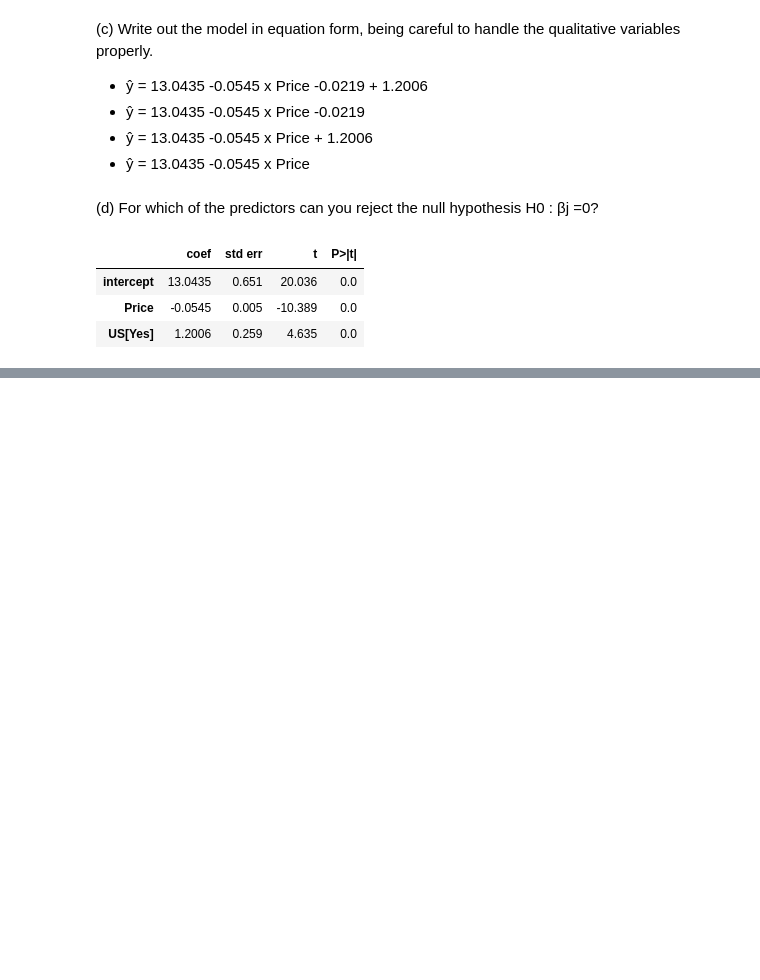
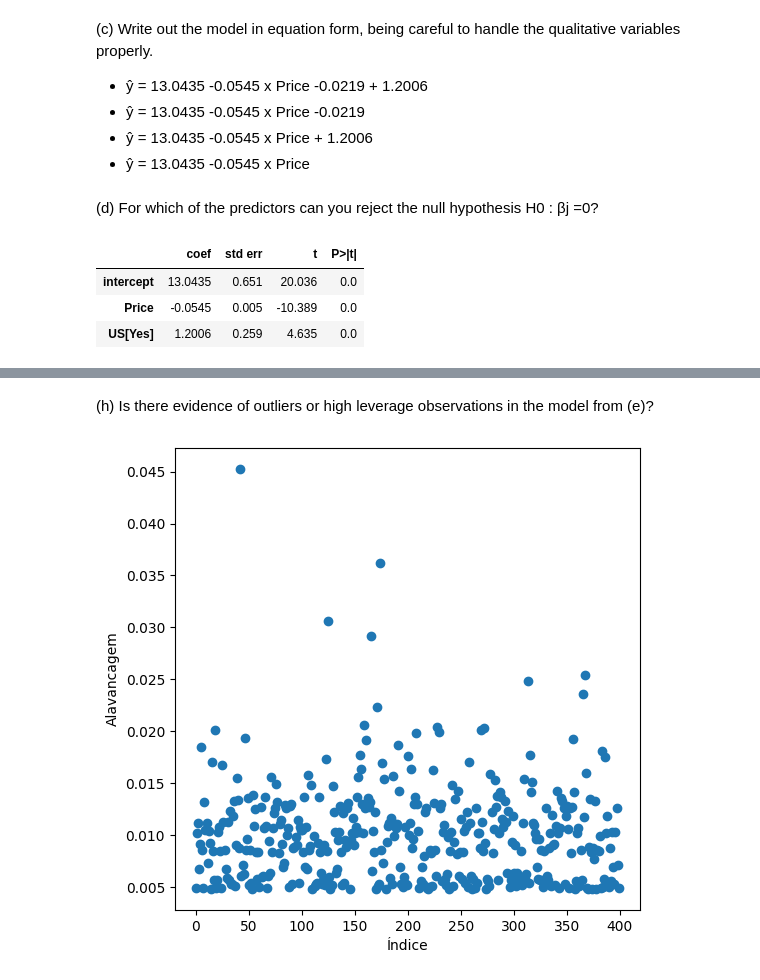
Before and after one commit to oliveira-silva-lucas/ISLP, a Jupyter notebook: Cap_03_Linear_Regression/Exercises/ex_cap_03_carseats.ipynb, the cells around one changed output, grey strips where cells are left out. Saved outputs shown, nothing was run; the diff lists cells and outputs as text; code cells hidden in the pictures; blank space fills up the shorter version.

```diff
--- a/Cap_03_Linear_Regression/Exercises/ex_cap_03_carseats.ipynb
+++ b/Cap_03_Linear_Regression/Exercises/ex_cap_03_carseats.ipynb
@@ -113,0 +117,5 @@ Porém como parte do preditor está no intercepto, temos que ter cuidado ao afir
+# %%
+X = MS(['Price', 'US']).fit_transform(Carseats)
+modelo2 = sm.OLS(y, X)
+resultados2 = modelo2.fit()
+resultados2.summary()
@@ -113,0 +174,15 @@ Porém como parte do preditor está no intercepto, temos que ter cuidado ao afir
+# %% [markdown]
+(h) Is there evidence of outliers or high leverage observations in the
+model from (e)?
+# %%
+def plot_hat_matrix_diag(res):
+    infl = resultados.get_influence()
+    ax = subplots(figsize=(6, 6))[1]
+    ax.scatter(np.arange(X.shape[0]), infl.hat_matrix_diag)
+    ax.set_xlabel('Índice')
+    ax.set_ylabel('Alavancagem')
+    np.argmax(infl.hat_matrix_diag)
+
+plot_hat_matrix_diag(resultados2)
+# %% [output]
+[figure, added]
```
Also changed, not shown: parts of 12 cells of this notebook, 2 other files.
